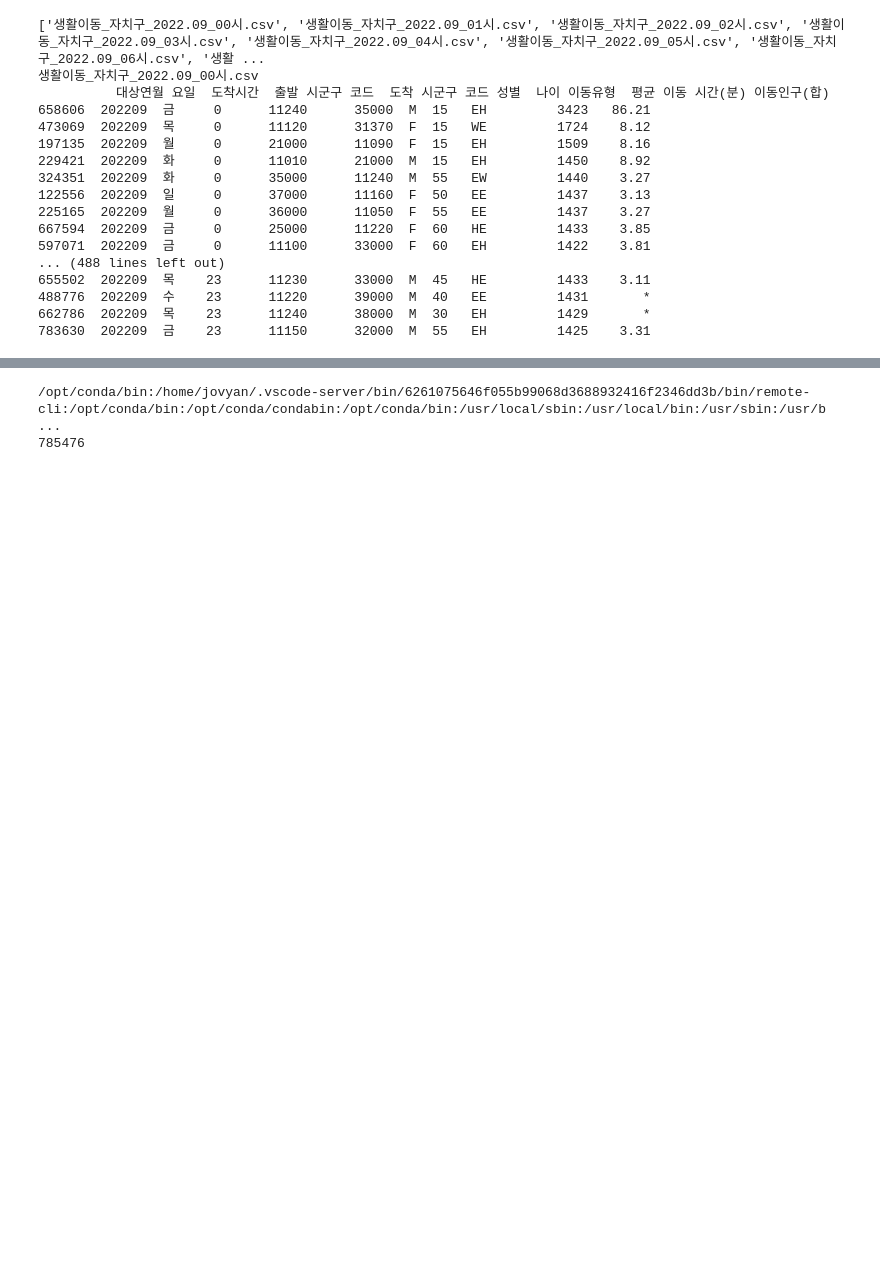
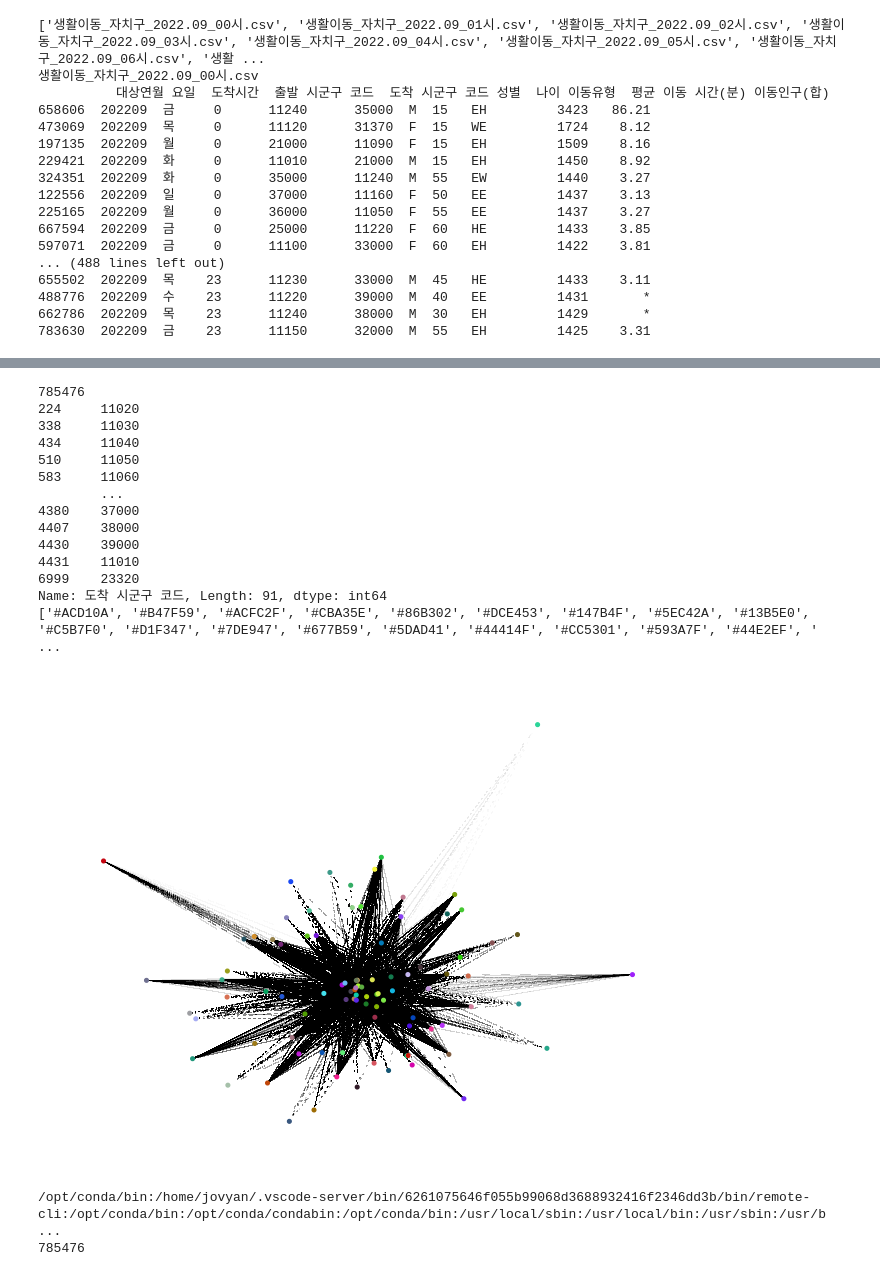
Before and after one commit to dmu-data-anal/data-analysis, a Jupyter notebook: work/another testing.ipynb, the cells around one changed output, grey strips where cells are left out. Cells and saved outputs as stored; diff of their text form; code cells hidden in the pictures; blank space fills up the shorter version.

```diff
--- a/work/another testing.ipynb
+++ b/work/another testing.ipynb
@@ -120,4 +102,71 @@ Name: 이동인구(합), Length: 828417, dtype: object
 '\ngravitationalConstant 를 줄이면 넓어진다\n'
+# %%
+import random
+
+
+with open("../large-datasets/생활이동_자치구_202209/생활이동_자치구_2022.09_00시.csv",
+          encoding='cp949') as f:
+    data = pd.read_csv(f)
+    # l.append(data)
+#data = data.drop_duplicates(subset=['출발 시군구 코드', '도착 시군구 코드'],)
+data = data.drop(data[data['출발 시군구 코드'] == data['도착 시군구 코드']].index)
+data.loc[data['이동인구(합)'] == '*', '이동인구(합)'] = 0
+print(data['이동인구(합)'].size)
+
+graph = nx.from_pandas_edgelist(data,
+                                source='출발 시군구 코드',
+                                target='도착 시군구 코드',
+                                create_using=nx.MultiDiGraph())
+
+#for node in graph:
+an = data['도착 시군구 코드']
+an = an.drop_duplicates()
+print(an)
+color = [
+    "#" + ''.join([random.choice('0123456789ABCDEF') for j in range(6)])
+    for i in range(an.size)
+]
+print(color)
+# pos = nx.spring_layout(graph)
+# nx.draw_networkx_nodes(graph, pos, node_color=color,)
+# nx.draw_networkx_edges(graph, pos, width=0.01,)
+#nx.draw(graph, with_labels=False, node_color=color,pos=nx.fruchterman_reingold_layout(graph),node_size=7, arrows=False, width=0.001,)
+nx.draw(
+    graph,
+    node_color=color,
+    node_size=7,
+    arrows=False,
+    width=0.001,
+    pos=nx.fruchterman_reingold_layout(graph)
+)
+
+plt.axis('off')
+plt.show()
+
+nt = Network(height='1080px', width='80%',)
+
+
+
+nt.from_nx(graph)
+nt.toggle_physics(False)
+nt.show_buttons(filter_=['physics'])
+nt.show('../results/res1.html')
+# %% [output]
+785476
+224     11020
+338     11030
+434     11040
+510     11050
+583     11060
+        ...
+4380    37000
+4407    38000
+4430    39000
+4431    11010
+6999    23320
+Name: 도착 시군구 코드, Length: 91, dtype: int64
+['#ACD10A', '#B47F59', '#ACFC2F', '#CBA35E', '#86B302', '#DCE453', '#147B4F', '#5EC42A', '#13B5E0', '#C5B7F0', '#D1F347', '#7DE947', '#677B59', '#5DAD41', '#44414F', '#CC5301', '#593A7F', '#44E2EF', ' ...
+[figure, added]
 # %%
 '''
 def buildmebarchart(i=int):
```
Also changed, not shown: parts of 2 cells of this notebook, 1 other file.
